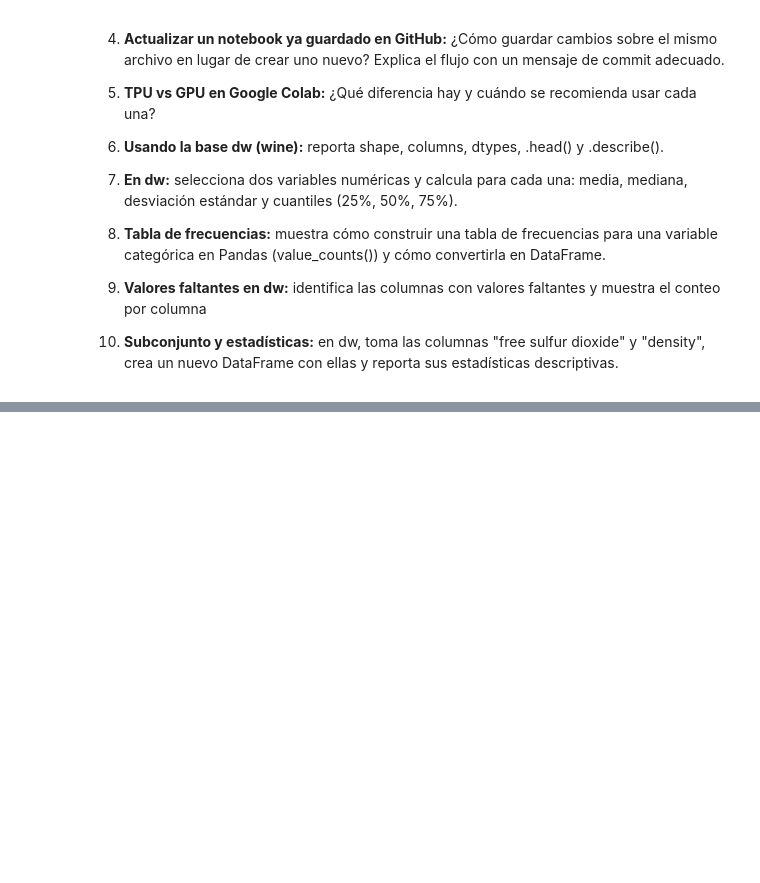
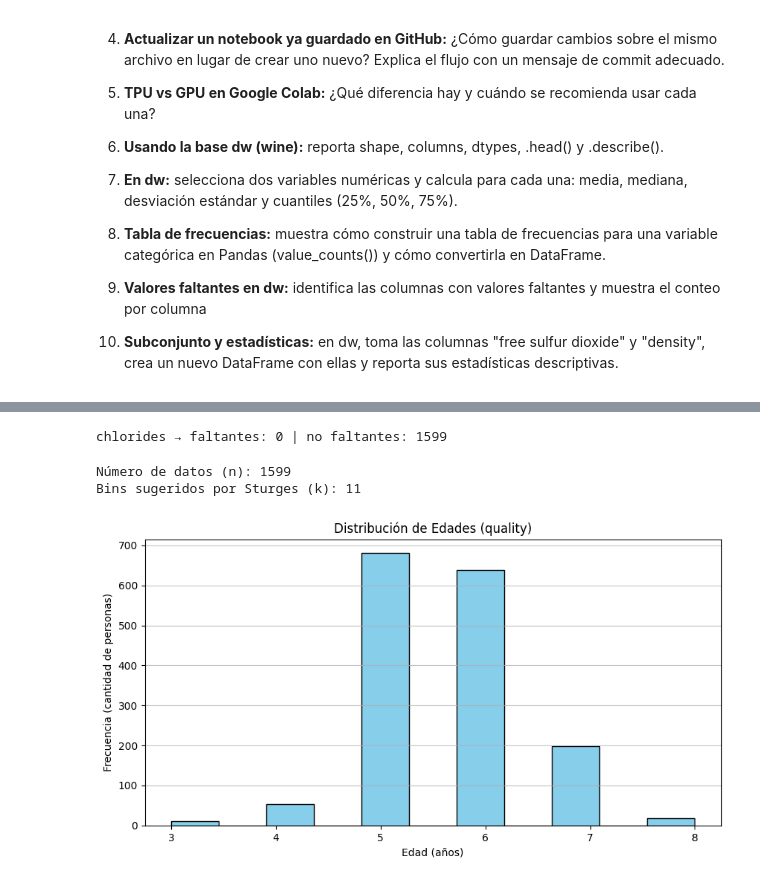
Before and after one commit to sebastianamorteguim-cell/Sistemas-de-produccion-con-python, a Jupyter notebook: Copia_de_Amortegui_Sebastian_Moreno_Edwin.ipynb, the cells around one changed output, grey strips where cells are left out. Drawn from its saved outputs; the diff is of its cells as text; code cells hidden in the pictures; blank space fills up the shorter version.

```diff
--- a/Copia_de_Amortegui_Sebastian_Moreno_Edwin.ipynb
+++ b/Copia_de_Amortegui_Sebastian_Moreno_Edwin.ipynb
@@ -899,0 +1079,4 @@ Enlace Github 3:
+# %%
+url = "https://archive.ics.uci.edu/ml/machine-learning-databases/wine-quality/winequality-red.csv"
+# La base de datos la vamos a llamar dw (data frame wine)
+dw = pd.read_csv(url,sep=";"); dw.head()
@@ -899,0 +1229,33 @@ Enlace Github 3:
+# %%
+faltantes_chlorides = pd.isnull(dw["chlorides"]).sum()
+no_faltantes_chlorides = pd.notnull(dw["chlorides"]).sum()
+
+print("chlorides → faltantes:", faltantes_chlorides, "| no faltantes:", no_faltantes_chlorides)
+# %% [output]
+chlorides → faltantes: 0 | no faltantes: 1599
+# %%
+# --- Histograma para la Edad (RIDAGEYR) ---
+
+# 1. Calcular el número de bins usando la Regla de Sturges
+n = len(dw)
+k = int(1 + 3.322 * np.log10(n))
+print(f"Número de datos (n): {n}")
+print(f"Bins sugeridos por Sturges (k): {k}")
+
+
+# 2. Crear el histograma
+plt.figure(figsize=(10, 5))
+plt.hist(dw["quality"].dropna(), bins=k, color='skyblue', edgecolor='black')
+
+# Añadir títulos y etiquetas
+plt.title('Distribución de Edades (quality)')
+plt.xlabel('Edad (años)')
+plt.ylabel('Frecuencia (cantidad de personas)')
+plt.grid(axis='y', alpha=0.75)
+
+# Mostrar el gráfico
+plt.show()
+# %% [output]
+Número de datos (n): 1599
+Bins sugeridos por Sturges (k): 11
+[figure, added]
```
Also changed, not shown: parts of 38 cells of this notebook.
